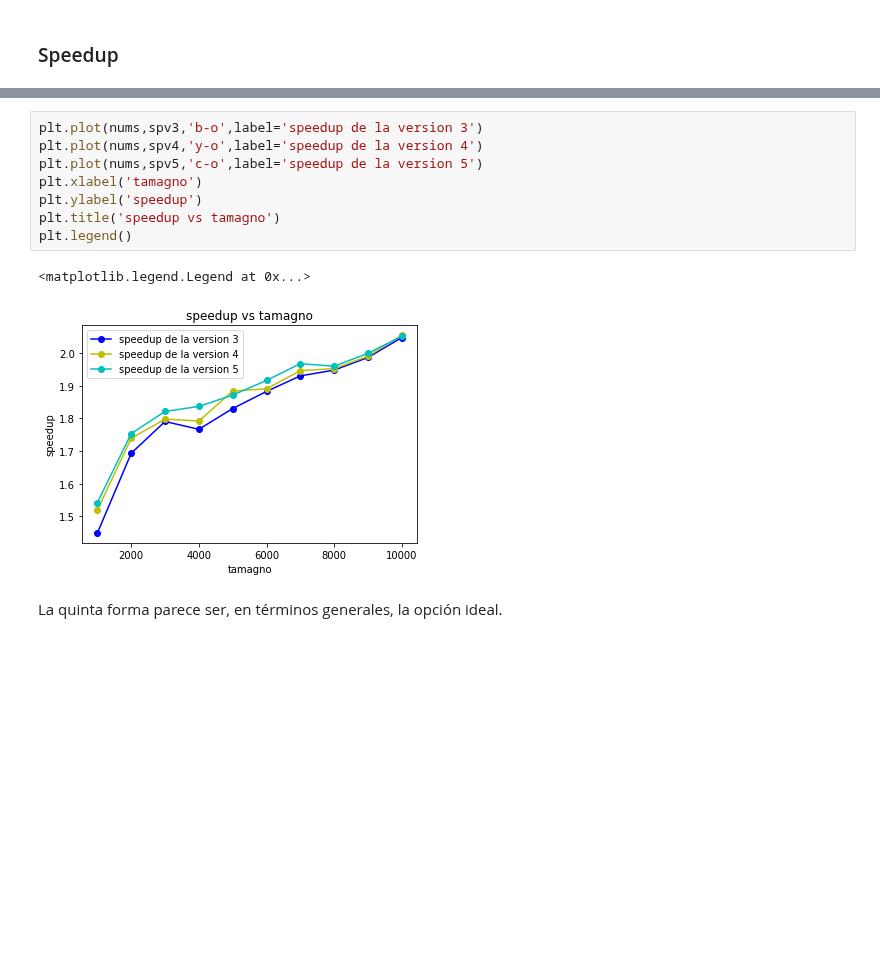
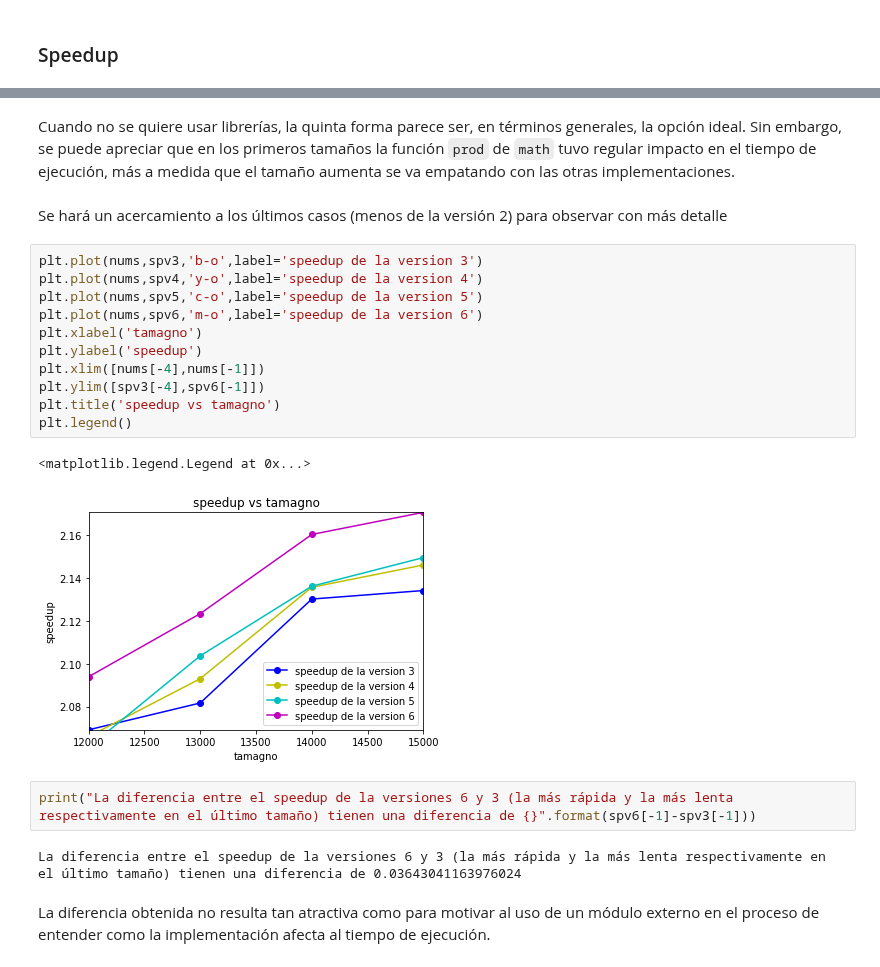
Before and after one commit to stefano-andre/sobre-python, a Jupyter notebook: factorial.ipynb, the cells around one changed output, grey strips where cells are left out. Drawn from its saved outputs; the diff is of its cells as text; blank space fills up the shorter version.

```diff
--- a/factorial.ipynb
+++ b/factorial.ipynb
@@ -318,13 +350,24 @@ plt.legend()
-# %%
-plt.plot(nums,spv3,'b-o',label='speedup de la version 3')
-plt.plot(nums,spv4,'y-o',label='speedup de la version 4')
-plt.plot(nums,spv5,'c-o',label='speedup de la version 5')
-plt.xlabel('tamagno')
-plt.ylabel('speedup')
-plt.title('speedup vs tamagno')
-plt.legend()
-# %% [output]
-<matplotlib.legend.Legend at 0x...>
-[figure, old version]
 # %% [markdown]
-La quinta forma parece ser, en términos generales, la opción ideal.
+Cuando no se quiere usar librerías, la quinta forma parece ser, en términos generales, la opción ideal. Sin embargo, se puede apreciar que en los primeros tamaños la función `prod` de `math` tuvo regular impacto en el tiempo de ejecución, más a medida que el tamaño aumenta se va empatando con las otras implementaciones.
+# %% [markdown]
+Se hará un acercamiento a los últimos casos (menos de la versión 2) para observar con más detalle
+# %%
+plt.plot(nums,spv3,'b-o',label='speedup de la version 3')
+plt.plot(nums,spv4,'y-o',label='speedup de la version 4')
+plt.plot(nums,spv5,'c-o',label='speedup de la version 5')
+plt.plot(nums,spv6,'m-o',label='speedup de la version 6')
+plt.xlabel('tamagno')
+plt.ylabel('speedup')
+plt.xlim([nums[-4],nums[-1]])
+plt.ylim([spv3[-4],spv6[-1]])
+plt.title('speedup vs tamagno')
+plt.legend()
+# %% [output]
+<matplotlib.legend.Legend at 0x...>
+[figure, new version]
+# %%
+print("La diferencia entre el speedup de la versiones 6 y 3 (la más rápida y la más lenta respectivamente en el último tamaño) tienen una diferencia de {}".format(spv6[-1]-spv3[-1]))
+# %% [output]
+La diferencia entre el speedup de la versiones 6 y 3 (la más rápida y la más lenta respectivamente en el último tamaño) tienen una diferencia de 0.03643041163976024
+# %% [markdown]
+La diferencia obtenida no resulta tan atractiva como para motivar al uso de un módulo externo en el proceso de entender como la implementación afecta al tiempo de ejecución.
```
Also changed, not shown: parts of 17 cells of this notebook.
